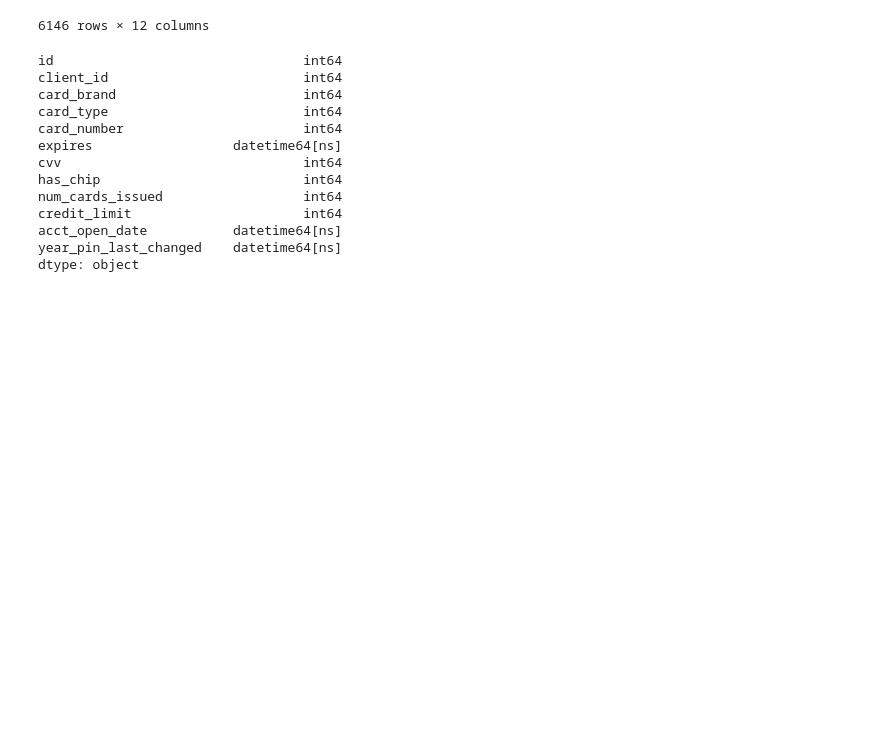
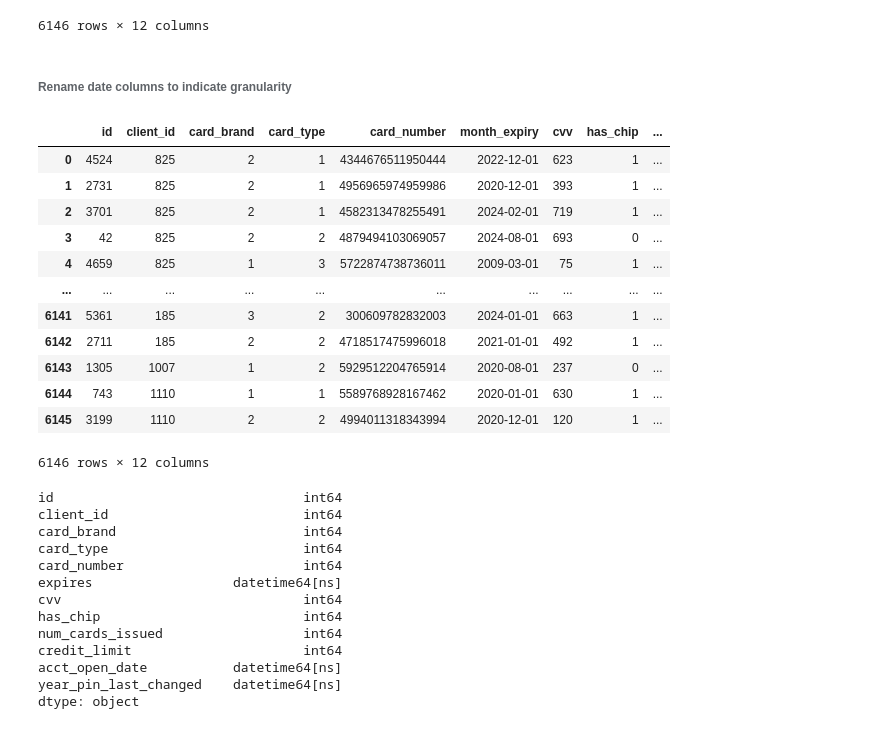
Before and after one commit to arraby-alt/fraud-transactions, a Jupyter notebook: eda.ipynb, the cells around one changed output. Saved outputs shown, nothing was run; the diff lists cells and outputs as text; code cells hidden in the pictures; blank space fills up the shorter version.

```diff
--- a/eda.ipynb
+++ b/eda.ipynb
@@ -205,6 +239,24 @@ df_cards
 | 6144 | 743 | 1110 | 1 | 1 | 5589768928167462 | 2020-01-01 | 630 | 1 | 1 | ... |
 | 6145 | 3199 | 1110 | 2 | 2 | 4994011318343994 | 2020-12-01 | 120 | 1 | 1 | ... |
 6146 rows × 12 columns
+# %% [markdown]
+###### Rename date columns to indicate granularity
+# %%
+df_cards.rename(columns = {"expires": "month_expiry", "acct_open_date": "month_acct_open"}, inplace = True)
+# %% [output]
+|  | id | client_id | card_brand | card_type | card_number | month_expiry | cvv | has_chip | ... |
+| 0 | 4524 | 825 | 2 | 1 | 4344676511950444 | 2022-12-01 | 623 | 1 | ... |
+| 1 | 2731 | 825 | 2 | 1 | 4956965974959986 | 2020-12-01 | 393 | 1 | ... |
+| 2 | 3701 | 825 | 2 | 1 | 4582313478255491 | 2024-02-01 | 719 | 1 | ... |
+| 3 | 42 | 825 | 2 | 2 | 4879494103069057 | 2024-08-01 | 693 | 0 | ... |
+| 4 | 4659 | 825 | 1 | 3 | 5722874738736011 | 2009-03-01 | 75 | 1 | ... |
+| ... | ... | ... | ... | ... | ... | ... | ... | ... | ... |
+| 6141 | 5361 | 185 | 3 | 2 | 300609782832003 | 2024-01-01 | 663 | 1 | ... |
+| 6142 | 2711 | 185 | 2 | 2 | 4718517475996018 | 2021-01-01 | 492 | 1 | ... |
+| 6143 | 1305 | 1007 | 1 | 2 | 5929512204765914 | 2020-08-01 | 237 | 0 | ... |
+| 6144 | 743 | 1110 | 1 | 1 | 5589768928167462 | 2020-01-01 | 630 | 1 | ... |
+| 6145 | 3199 | 1110 | 2 | 2 | 4994011318343994 | 2020-12-01 | 120 | 1 | ... |
+6146 rows × 12 columns
 # %%
 df_cards.dtypes
 # %% [output]
```
Also changed, not shown: parts of 30 cells of this notebook.
